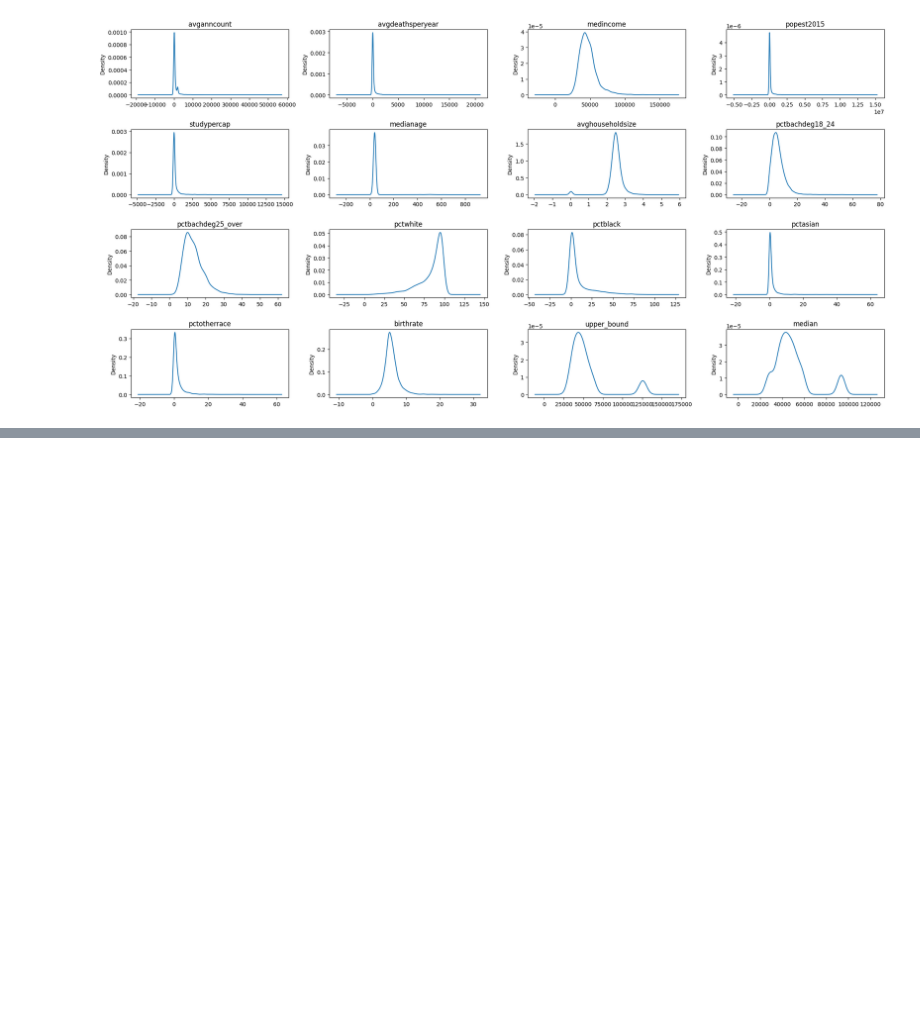
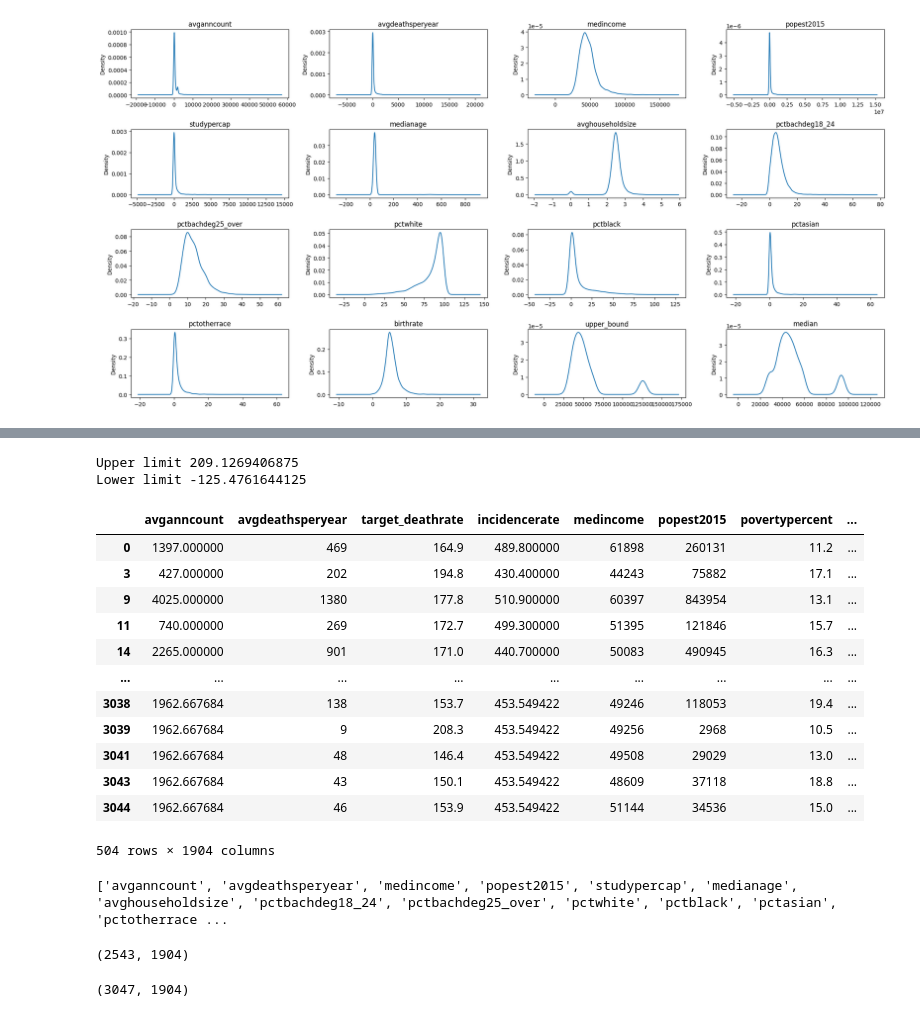
Before and after one commit to Flychuban/Predict-Cancer-Mortality-Rates, a Jupyter notebook: PredictCancer.ipynb, the cells around one changed output, grey strips where cells are left out. Saved outputs shown, nothing was run; the diff lists cells and outputs as text; code cells hidden in the pictures; blank space fills up the shorter version.

Commit message:
Data cleaned from outliers using trim and capping

```diff
--- a/PredictCancer.ipynb
+++ b/PredictCancer.ipynb
@@ -402,0 +431,66 @@ plt.show()
+# %%
+# checking outlier values for studypercap column
+percentile25 = processed_data['studypercap'].quantile(0.25)
+percentile75 = processed_data['studypercap'].quantile(0.75)
+
+iqr = percentile75 - percentile25
+
+upper_limit = percentile75 + 1.5 * iqr
+lower_limit = percentile25 - 1.5 * iqr
+print("Upper limit",upper_limit)
+print("Lower limit",lower_limit)
+
+processed_data[(processed_data['studypercap'] > upper_limit) | (processed_data['studypercap'] < lower_limit)]
+# %% [output]
+Upper limit 209.1269406875
+Lower limit -125.4761644125
+|  | avganncount | avgdeathsperyear | target_deathrate | incidencerate | medincome | popest2015 | povertypercent | ... |
+| 0 | 1397.000000 | 469 | 164.9 | 489.800000 | 61898 | 260131 | 11.2 | ... |
+| 3 | 427.000000 | 202 | 194.8 | 430.400000 | 44243 | 75882 | 17.1 | ... |
+| 9 | 4025.000000 | 1380 | 177.8 | 510.900000 | 60397 | 843954 | 13.1 | ... |
+| 11 | 740.000000 | 269 | 172.7 | 499.300000 | 51395 | 121846 | 15.7 | ... |
+| 14 | 2265.000000 | 901 | 171.0 | 440.700000 | 50083 | 490945 | 16.3 | ... |
+| ... | ... | ... | ... | ... | ... | ... | ... | ... |
+| 3038 | 1962.667684 | 138 | 153.7 | 453.549422 | 49246 | 118053 | 19.4 | ... |
+| 3039 | 1962.667684 | 9 | 208.3 | 453.549422 | 49256 | 2968 | 10.5 | ... |
+| 3041 | 1962.667684 | 48 | 146.4 | 453.549422 | 49508 | 29029 | 13.0 | ... |
+| 3043 | 1962.667684 | 43 | 150.1 | 453.549422 | 48609 | 37118 | 18.8 | ... |
+| 3044 | 1962.667684 | 46 | 153.9 | 453.549422 | 51144 | 34536 | 15.0 | ... |
+504 rows × 1904 columns
+# %%
+def deal_with_outlier_with_iqr(df, col):
+    percentile25 = df[col].quantile(0.25)
+    percentile75 = df[col].quantile(0.75)
+    iqr = percentile75 - percentile25
+    upper_limit = percentile75 + 1.5 * iqr
+    lower_limit = percentile25 - 1.5 * iqr
+    outliers = df[(df[col] > upper_limit) | (df[col] < lower_limit)]
+    return outliers
+cols_have_outliers_skewed = []
+for col in skewed_cols:
+    outliers = deal_with_outlier_with_iqr(processed_data, col)
+    shape = outliers.shape
+    if shape[0] > 0:
+        cols_have_outliers_skewed.append(col)
+print(cols_have_outliers_skewed)
+# %% [output]
+['avganncount', 'avgdeathsperyear', 'medincome', 'popest2015', 'studypercap', 'medianage', 'avghouseholdsize', 'pctbachdeg18_24', 'pctbachdeg25_over', 'pctwhite', 'pctblack', 'pctasian', 'pctotherrace ...
+# %%
+#Trimming
+
+# find how many values whch are greater than upper limit  and lower than lower limit
+rows_to_remove = processed_data[(processed_data['studypercap'] > upper_limit) | (processed_data['studypercap'] < lower_limit)]
+# trim the data
+trimmed_data = processed_data[(processed_data['studypercap'] < upper_limit) & (processed_data['studypercap'] > lower_limit)]
+trimmed_data.shape
+# %% [output]
+(2543, 1904)
+# %%
+#Capping
+
+capped_data = processed_data.copy()
+capped_data.loc[capped_data['studypercap'] > upper_limit, 'studypercap'] = upper_limit
+capped_data.loc[capped_data['studypercap'] < lower_limit, 'studypercap'] = lower_limit
+capped_data.shape
+# %% [output]
+(3047, 1904)
```
Also changed, not shown: parts of 4 cells of this notebook.
